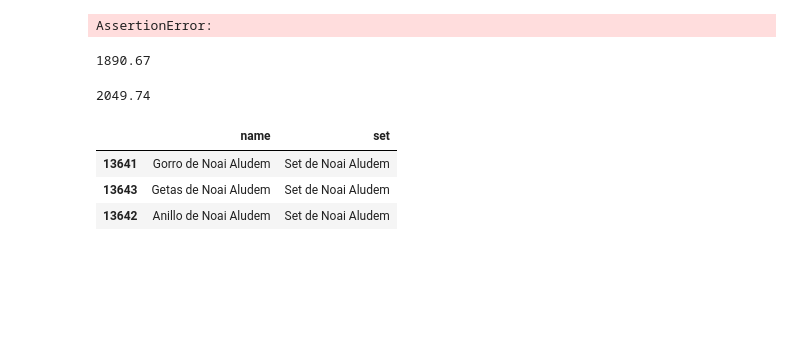
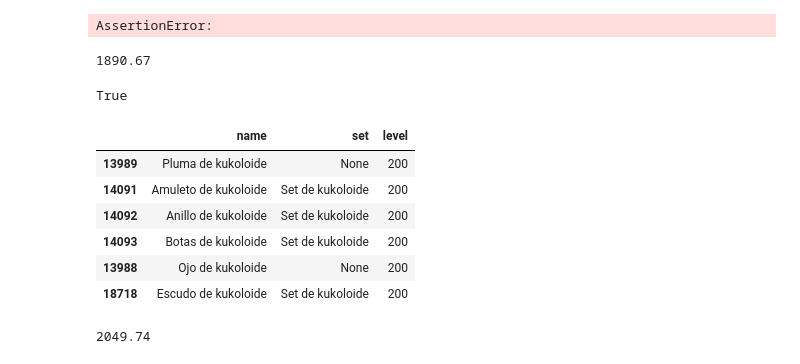
Before and after one commit to jdtibochab/dofus-set-optimizer, a Jupyter notebook: Optimize-Omni-Crit-Weapon.ipynb, the cells around one changed output. Drawn from its saved outputs; the diff is of its cells as text; code cells hidden in the pictures; blank space fills up the shorter version.

```diff
--- a/Optimize-Omni-Crit-Weapon.ipynb
+++ b/Optimize-Omni-Crit-Weapon.ipynb
@@ -76,7 +114,8 @@ dct = {}
 for k,v in items.items():
     item_set = get_item_set(v,item_sets)
     dct[k] = {
-        "name" : v["name"][config["language"]],
-        "set" : item_set["name"][config["language"]] if item_set else None,
+        "name" : v["name"][config["optimizer"]["language"]],
+        "set" : item_set["name"][config["optimizer"]["language"]] if item_set else None,
+        "level" : v["level"]
     }
 Items = pd.DataFrame.from_dict(dct, orient='index')
@@ -183,4 +232,18 @@ chr = Chromosome(char,
 chr.fitness
 # %% [output]
 1890.67
+# %%
+chr.viable
+# %% [output]
+True
+# %%
+Items[Items["name"].str.contains("kuko")]
+# %% [output]
+|  | name | set | level |
+| 13989 | Pluma de kukoloide | None | 200 |
+| 14091 | Amuleto de kukoloide | Set de kukoloide | 200 |
+| 14092 | Anillo de kukoloide | Set de kukoloide | 200 |
+| 14093 | Botas de kukoloide | Set de kukoloide | 200 |
+| 13988 | Ojo de kukoloide | None | 200 |
+| 18718 | Escudo de kukoloide | Set de kukoloide | 200 |
 # %%
@@ -201,11 +261,4 @@ chr = Chromosome(char,
 chr.fitness
 # %% [output]
 2049.74
-# %%
-Items[Items["name"].str.contains("noai", case=False)]
-# %% [output]
-|  | name | set |
-| 13641 | Gorro de Noai Aludem | Set de Noai Aludem |
-| 13643 | Getas de Noai Aludem | Set de Noai Aludem |
-| 13642 | Anillo de Noai Aludem | Set de Noai Aludem |
 # %%
```
Also changed, not shown: parts of 28 cells of this notebook, 3 other files.
